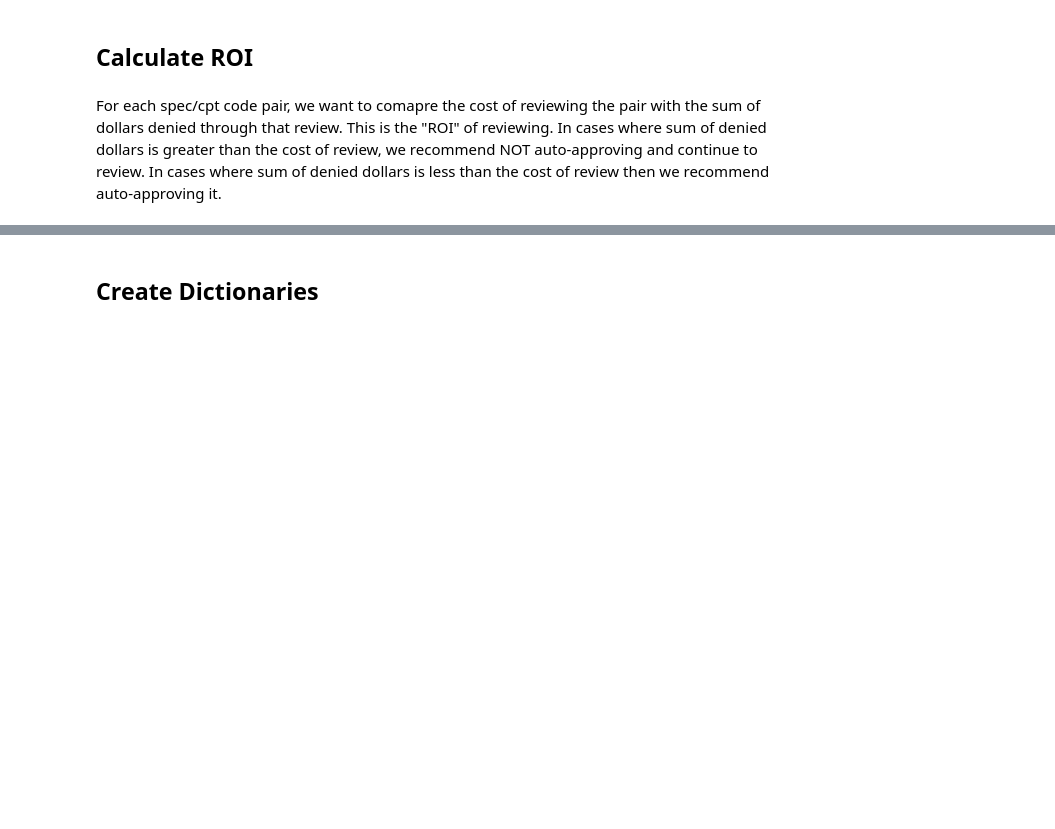
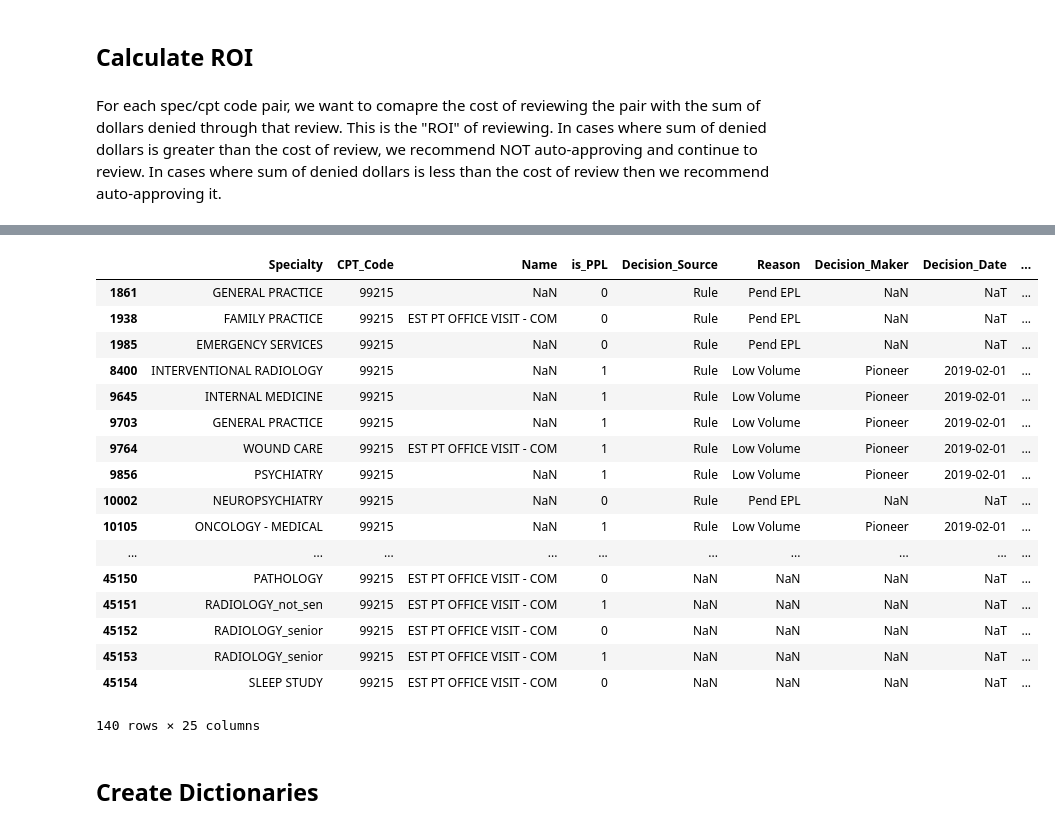
Before and after one commit to tysonjens/AutoApprovals_Code, a Jupyter notebook: Code_QuarterlyReview.ipynb, the cells around one changed output, grey strips where cells are left out. Drawn from its saved outputs; the diff is of its cells as text; code cells hidden in the pictures; blank space fills up the shorter version.

Commit message:
Add queries for quarterly review

```diff
--- a/Code_QuarterlyReview.ipynb
+++ b/Code_QuarterlyReview.ipynb
@@ -20,7 +21,7 @@ import os
 # %% [markdown]
 Use referrals.sql, claims.sql, referrals_new.sql, cpt_desc.sql (saved in the same folder as this script) to pull data from relevants servers and databases.
 # %%
-with open('referrals.sql', 'r') as myfile:
+with open('referrals_quarterly.sql', 'r') as myfile:
     cpts_sql_str=myfile.read().replace('\n', ' ')
 
 cnxn_cpts = pyodbc.connect('DRIVER={SQL Server};SERVER=colo-dwrpt01;DATABASE=IADS_V3')
@@ -29,7 +30,7 @@ cpts = pd.read_sql(cpts_sql_str, cnxn_cpts)
 
 cnxn_cpts.close()
 # %%
-with open('claims.sql', 'r') as myfile:
+with open('claims_quarterly.sql', 'r') as myfile:
     claims_sql_str=myfile.read().replace('\n', ' ')
 
 cnxn_claims = pyodbc.connect('DRIVER={SQL Server};SERVER=colo-dwrpt01;DATABASE=NATIONAL_ANALYTICS')
@@ -68,9 +69,9 @@ cpts['Date_Received'] = pd.to_datetime(cpts['Date_Received'])
 # %%
 ## Some specialties need to be broken into Senior and non-commercial
 ## such that we can auto-approve for specific lines of business
-new_lob = {'COMMERCIAL': '_b',
-               'SENIOR': '_s',
-          'MEDI-CAL': '_b'}
+new_lob = {'COMMERCIAL': '_not_sen',
+               'SENIOR': '_senior',
+          'MEDI-CAL': '_not_sen'}
 cpts['LOB'] = cpts['LOB'].replace(new_lob)
 # %%
 ## Define a list of specialties that will be broken out into LOB for the purposes of AA
@@ -147,7 +148,7 @@ claims_sum = claims.groupby(['CPT_Code'], as_index=False).agg({'avg_hcp_cost': '
 # %%
 ## Split CPTs data into two parts, one for PRIOR_3 and one for LAST_3
 # %%
-cpts['last3'] = np.where(cpts['Date_Received'] >= '2019-04-01', 1, 0)
+cpts['last3'] = np.where(cpts['Date_Received'] >= '2019-04-28', 1, 0)
 # %% [markdown]
 ## Create cpts_manual
 # %%
@@ -281,3 +312,24 @@ cpts11.head()
+# %%
+cpts11[cpts11['CPT_Code']=='99215']
+# %% [output]
+|  | Specialty | CPT_Code | Name | is_PPL | Decision_Source | Reason | Decision_Maker | Decision_Date | ... |
+| 1861 | GENERAL PRACTICE | 99215 | NaN | 0 | Rule | Pend EPL | NaN | NaT | ... |
+| 1938 | FAMILY PRACTICE | 99215 | EST PT OFFICE VISIT - COM | 0 | Rule | Pend EPL | NaN | NaT | ... |
+| 1985 | EMERGENCY SERVICES | 99215 | NaN | 0 | Rule | Pend EPL | NaN | NaT | ... |
+| 8400 | INTERVENTIONAL RADIOLOGY | 99215 | NaN | 1 | Rule | Low Volume | Pioneer | 2019-02-01 | ... |
+| 9645 | INTERNAL MEDICINE | 99215 | NaN | 1 | Rule | Low Volume | Pioneer | 2019-02-01 | ... |
+| 9703 | GENERAL PRACTICE | 99215 | NaN | 1 | Rule | Low Volume | Pioneer | 2019-02-01 | ... |
+| 9764 | WOUND CARE | 99215 | EST PT OFFICE VISIT - COM | 1 | Rule | Low Volume | Pioneer | 2019-02-01 | ... |
+| 9856 | PSYCHIATRY | 99215 | NaN | 1 | Rule | Low Volume | Pioneer | 2019-02-01 | ... |
+| 10002 | NEUROPSYCHIATRY | 99215 | NaN | 0 | Rule | Pend EPL | NaN | NaT | ... |
+| 10105 | ONCOLOGY - MEDICAL | 99215 | NaN | 1 | Rule | Low Volume | Pioneer | 2019-02-01 | ... |
+| ... | ... | ... | ... | ... | ... | ... | ... | ... | ... |
+| 45150 | PATHOLOGY | 99215 | EST PT OFFICE VISIT - COM | 0 | NaN | NaN | NaN | NaT | ... |
+| 45151 | RADIOLOGY_not_sen | 99215 | EST PT OFFICE VISIT - COM | 1 | NaN | NaN | NaN | NaT | ... |
+| 45152 | RADIOLOGY_senior | 99215 | EST PT OFFICE VISIT - COM | 0 | NaN | NaN | NaN | NaT | ... |
+| 45153 | RADIOLOGY_senior | 99215 | EST PT OFFICE VISIT - COM | 1 | NaN | NaN | NaN | NaT | ... |
+| 45154 | SLEEP STUDY | 99215 | EST PT OFFICE VISIT - COM | 0 | NaN | NaN | NaN | NaT | ... |
+140 rows × 25 columns
 # %% [markdown]
 ## Create Dictionaries
 # %%
```
Also changed, not shown: parts of 14 cells of this notebook, 2 other files.
